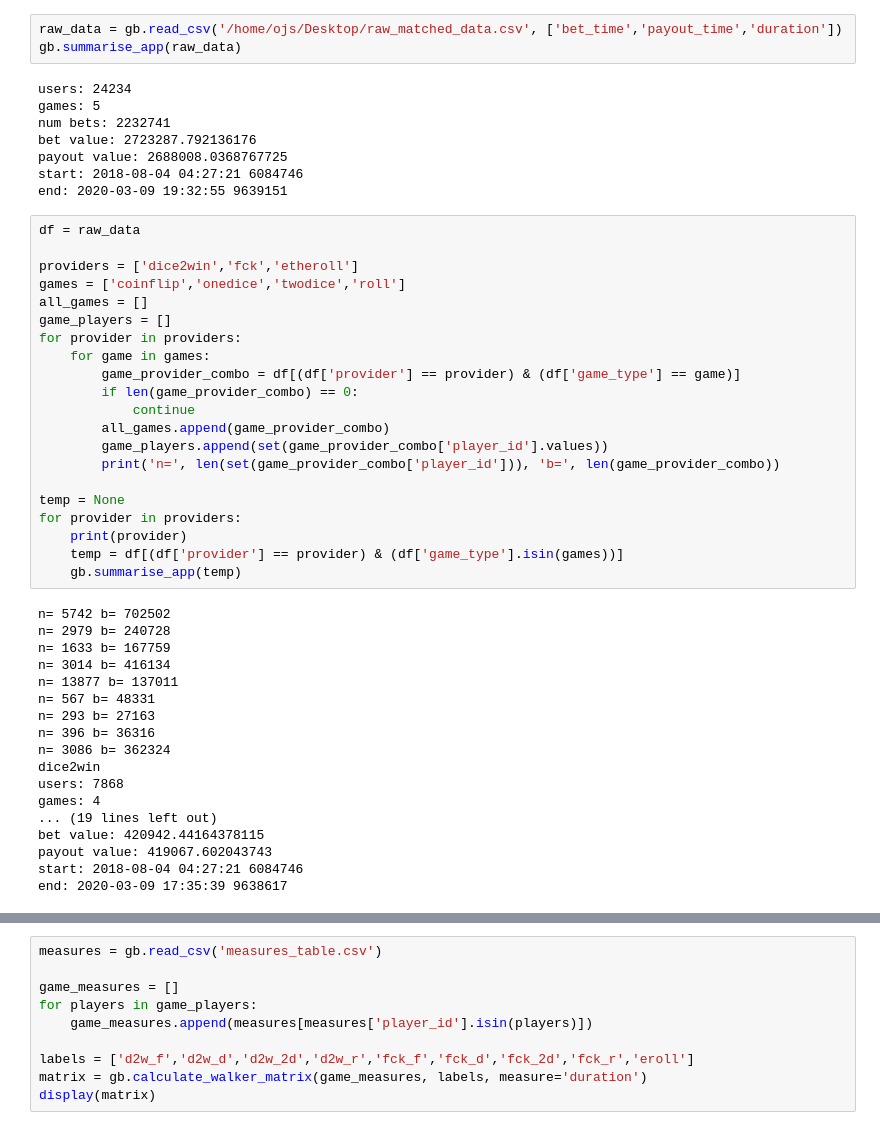
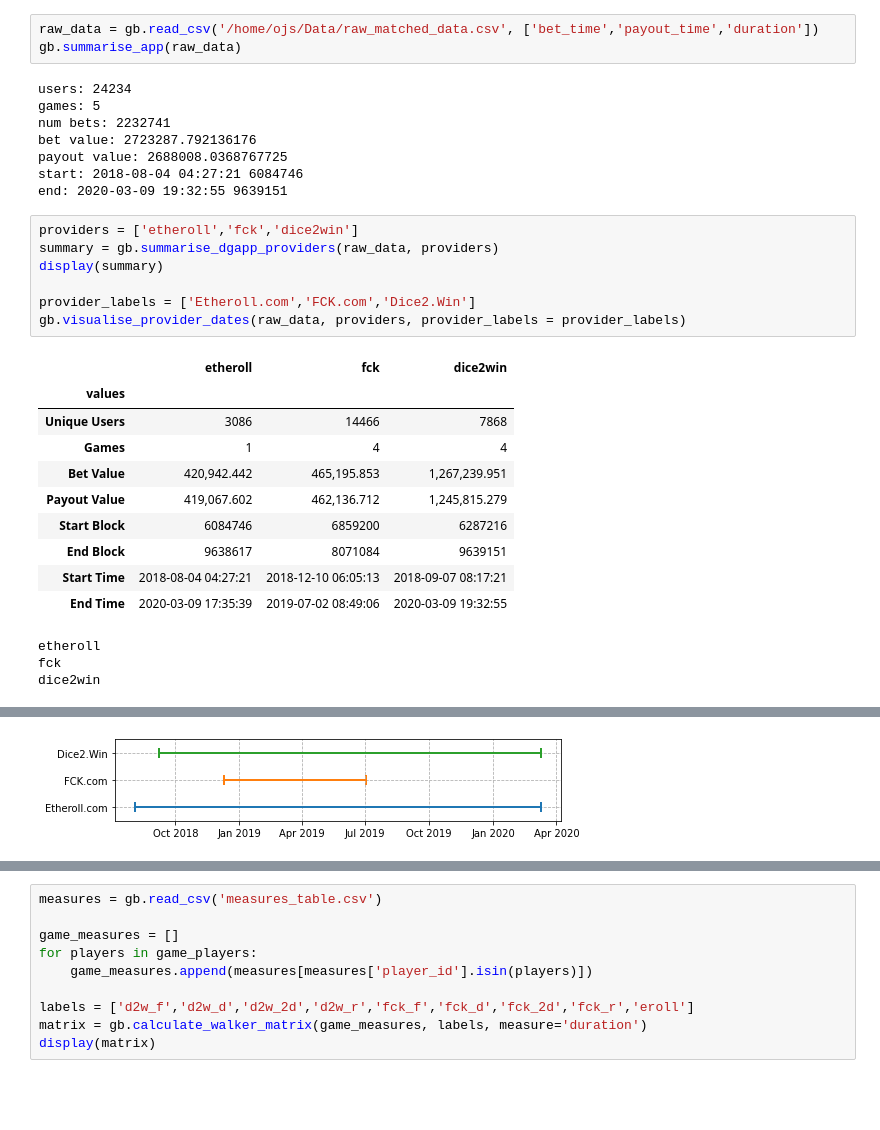
Before and after one commit to gamba-dev/gamba_classic, a Jupyter notebook: docs/research/new/Scholten_2020a/scholten2020.ipynb, the cells around one changed output, grey strips where cells are left out. Cells and saved outputs as stored; diff of their text form; blank space fills up the shorter version.

```diff
--- a/docs/research/new/Scholten_2020a/scholten2020.ipynb
+++ b/docs/research/new/Scholten_2020a/scholten2020.ipynb
@@ -11,5 +11,5 @@ thank you for using gamba!
 # %%
-raw_data = gb.read_csv('/home/ojs/Desktop/raw_matched_data.csv', ['bet_time','payout_time','duration'])
+raw_data = gb.read_csv('/home/ojs/Data/raw_matched_data.csv', ['bet_time','payout_time','duration'])
 gb.summarise_app(raw_data)
 # %% [output]
 users: 24234
@@ -19,42 +19,24 @@ bet value: 2723287.792136176
 payout value: 2688008.0368767725
 start: 2018-08-04 04:27:21 6084746
 end: 2020-03-09 19:32:55 9639151
-# %%
-df = raw_data
-
-providers = ['dice2win','fck','etheroll']
-games = ['coinflip','onedice','twodice','roll']
-all_games = []
-game_players = []
-for provider in providers:
-    for game in games:
-        game_provider_combo = df[(df['provider'] == provider) & (df['game_type'] == game)]
-        if len(game_provider_combo) == 0:
-            continue
-        all_games.append(game_provider_combo)
-        game_players.append(set(game_provider_combo['player_id'].values))
-        print('n=', len(set(game_provider_combo['player_id'])), 'b=', len(game_provider_combo))
-
-temp = None
-for provider in providers:
-    print(provider)
-    temp = df[(df['provider'] == provider) & (df['game_type'].isin(games))]
-    gb.summarise_app(temp)
-# %% [output]
-n= 5742 b= 702502
-n= 2979 b= 240728
-n= 1633 b= 167759
-n= 3014 b= 416134
-n= 13877 b= 137011
-n= 567 b= 48331
-n= 293 b= 27163
-n= 396 b= 36316
-n= 3086 b= 362324
-dice2win
-users: 7868
-games: 4
-... (19 lines left out)
-bet value: 420942.44164378115
-payout value: 419067.602043743
-start: 2018-08-04 04:27:21 6084746
-end: 2020-03-09 17:35:39 9638617
+# %%
+providers = ['etheroll','fck','dice2win']
+summary = gb.summarise_dgapp_providers(raw_data, providers)
+display(summary)
+
+provider_labels = ['Etheroll.com','FCK.com','Dice2.Win']
+gb.visualise_provider_dates(raw_data, providers, provider_labels = provider_labels)
+# %% [output]
+|  | etheroll | fck | dice2win |
+| values |  |  |  |
+| Unique Users | 3086 | 14466 | 7868 |
+| Games | 1 | 4 | 4 |
+| Bet Value | 420,942.442 | 465,195.853 | 1,267,239.951 |
+| Payout Value | 419,067.602 | 462,136.712 | 1,245,815.279 |
+| Start Block | 6084746 | 6859200 | 6287216 |
+| End Block | 9638617 | 8071084 | 9639151 |
+| Start Time | 2018-08-04 04:27:21 | 2018-12-10 06:05:13 | 2018-09-07 08:17:21 |
+| End Time | 2020-03-09 17:35:39 | 2019-07-02 08:49:06 | 2020-03-09 19:32:55 |
+etheroll
+fck
+dice2win
@@ -61,3 +44,4 @@ end: 2020-03-09 17:35:39 9638617
+[figure, added]
 # %%
 gb.calculate_labrie_measures(raw_data, filename='measures_table.csv', daily=False)
 # %% [output]
```
Also changed, not shown: parts of 6 cells of this notebook, 14 other files.
